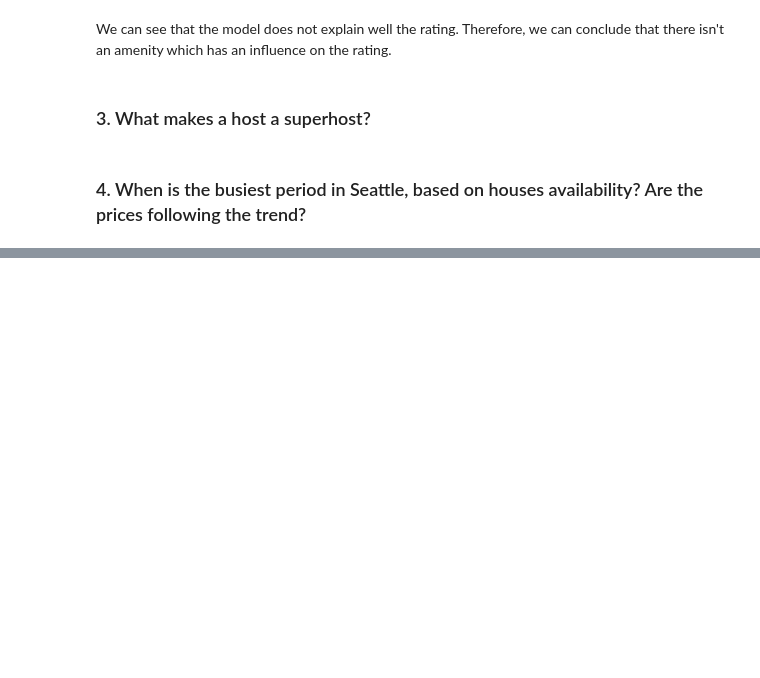
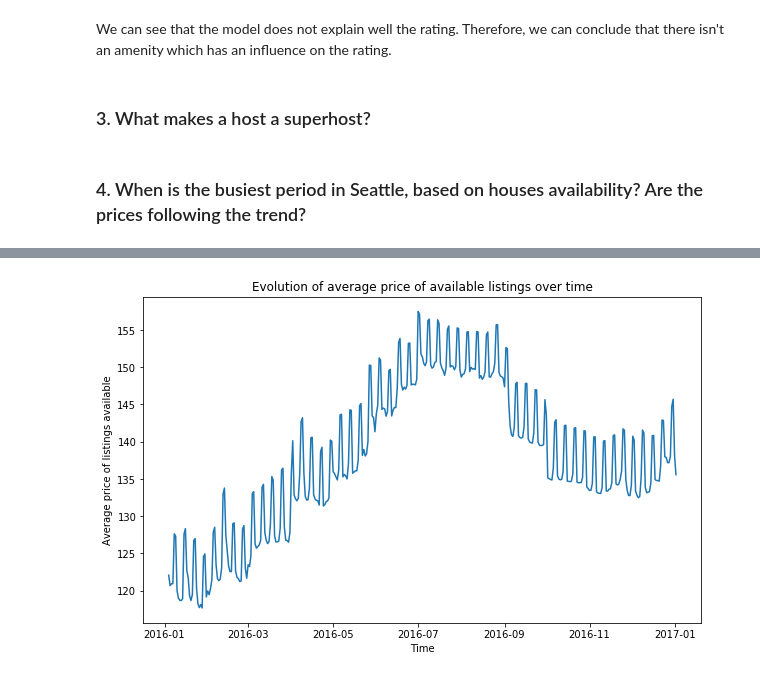
Before and after one commit to Robinhohocepied/airbnb-seattle-data, a Jupyter notebook: AirBnB+Seattle+Data.ipynb, the cells around one changed output, grey strips where cells are left out. Cells and saved outputs as stored; diff of their text form; code cells hidden in the pictures; blank space fills up the shorter version.

```diff
--- a/AirBnB+Seattle+Data.ipynb
+++ b/AirBnB+Seattle+Data.ipynb
@@ -620,0 +683,19 @@ We can see that the model does not explain well the rating. Therefore, we can co
+# %%
+## Look at the average price
+
+def plot_avg_price(data, xaxis, yaxis, title, xlabel, ylabel):
+
+    listings_avg_price_per_day = data.groupby(xaxis).mean()[yaxis].reset_index()
+    listings_avg_price_per_day.columns = [xaxis,yaxis]
+    x_price = listings_avg_price_per_day[xaxis]
+    y_price = listings_avg_price_per_day[yaxis]
+    plt.figure(figsize=(10,6))
+    plt.plot(x_price,y_price)
+    plt.title(title)
+    plt.xlabel(xlabel)
+    plt.ylabel(ylabel)
+
+plot_avg_price(calendar_clean, 'date_available', 'price', 'Evolution of average price of available listings over time'
+                 , 'Time', 'Average price of listings available')
+# %% [output]
+[figure, added]
```
Also changed, not shown: parts of 20 cells of this notebook.
